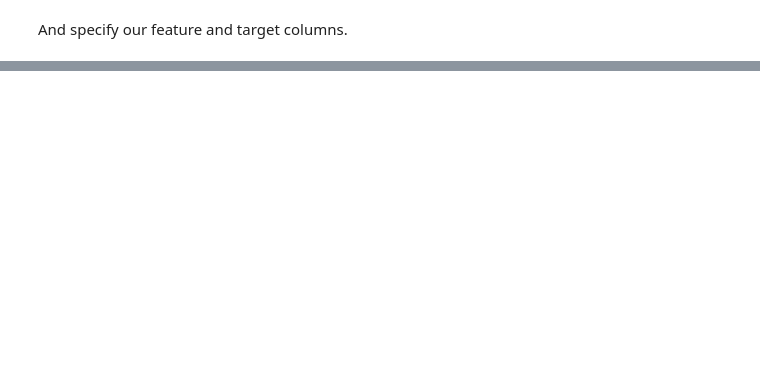
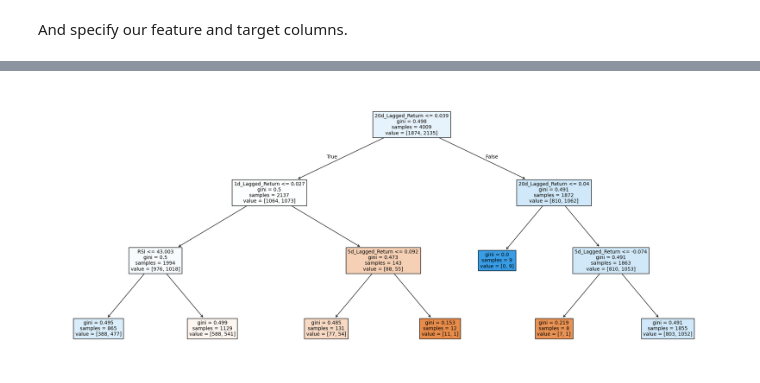
Before and after one commit to udacity/optimizing-ai-strategies, a Jupyter notebook: l2-hyperparameter-tuning-methods/demo4/L2_Demo4.ipynb, the cells around one changed output, grey strips where cells are left out. Cells and saved outputs as stored; diff of their text form; code cells hidden in the pictures; blank space fills up the shorter version.

```diff
--- a/l2-hyperparameter-tuning-methods/demo4/L2_Demo4.ipynb
+++ b/l2-hyperparameter-tuning-methods/demo4/L2_Demo4.ipynb
@@ -181,0 +137,7 @@ plt.show()
+# %%
+clf = DecisionTreeClassifier(max_depth=3)
+clf.fit(X_train, y_train)
+plot_learning_curve(clf, X_train, y_train)
+y_pred = clf.predict(X_test)
+test_acc = accuracy_score(y_test, y_pred)
+print(f"Test Accuracy: {test_acc:.4f}")
@@ -181,0 +149,6 @@ plt.show()
+# %%
+plt.figure(figsize=(25, 10))
+plot_tree(clf, feature_names=X.columns, filled=True, fontsize=10, max_depth=3)
+plt.show();
+# %% [output]
+[figure, added]
```
Also changed, not shown: parts of 36 cells of this notebook.
